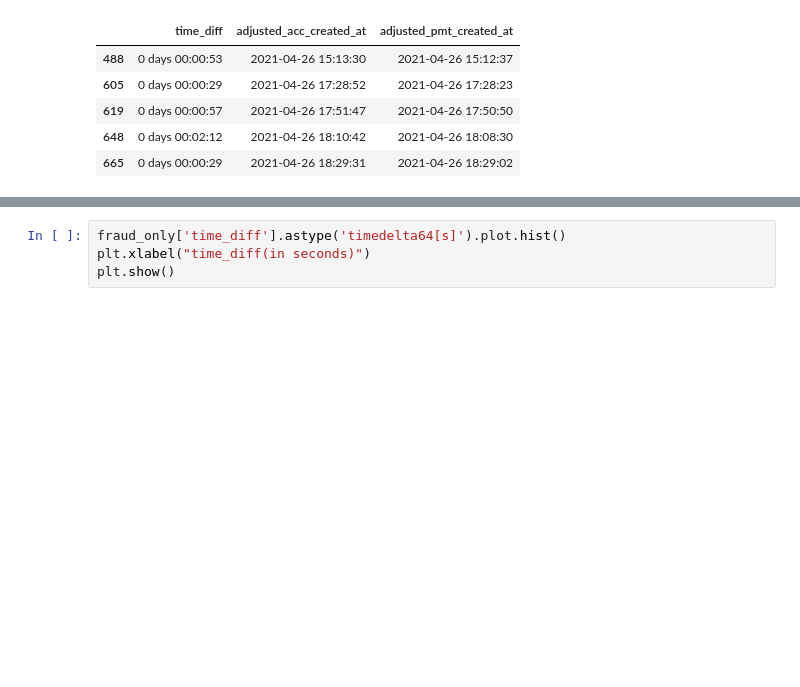
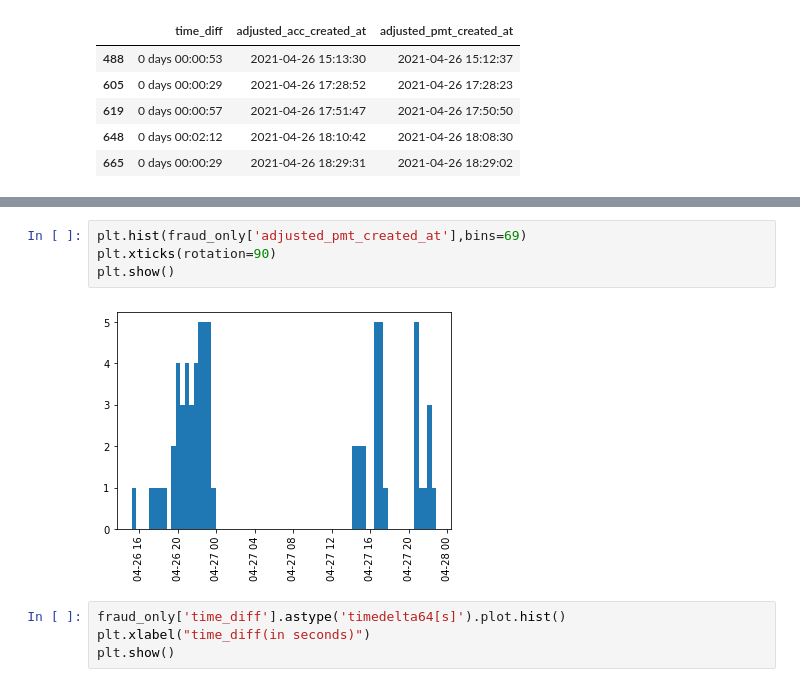
Before and after one commit to erniechen30825/fraud_detection, a Jupyter notebook: EDA.ipynb, the cells around one changed output, grey strips where cells are left out. Drawn from its saved outputs; the diff is of its cells as text; blank space fills up the shorter version.

```diff
--- a/EDA.ipynb
+++ b/EDA.ipynb
@@ -135,3 +142,9 @@ fraud_only[['time_diff', 'adjusted_acc_created_at',
+# %%
+plt.hist(fraud_only['adjusted_pmt_created_at'],bins=69)
+plt.xticks(rotation=90)
+plt.show()
+# %% [output]
+[figure, added]
 # %%
 fraud_only['time_diff'].astype('timedelta64[s]').plot.hist()
 plt.xlabel("time_diff(in seconds)")
```
Also changed, not shown: parts of 11 cells of this notebook, 1 other file.
